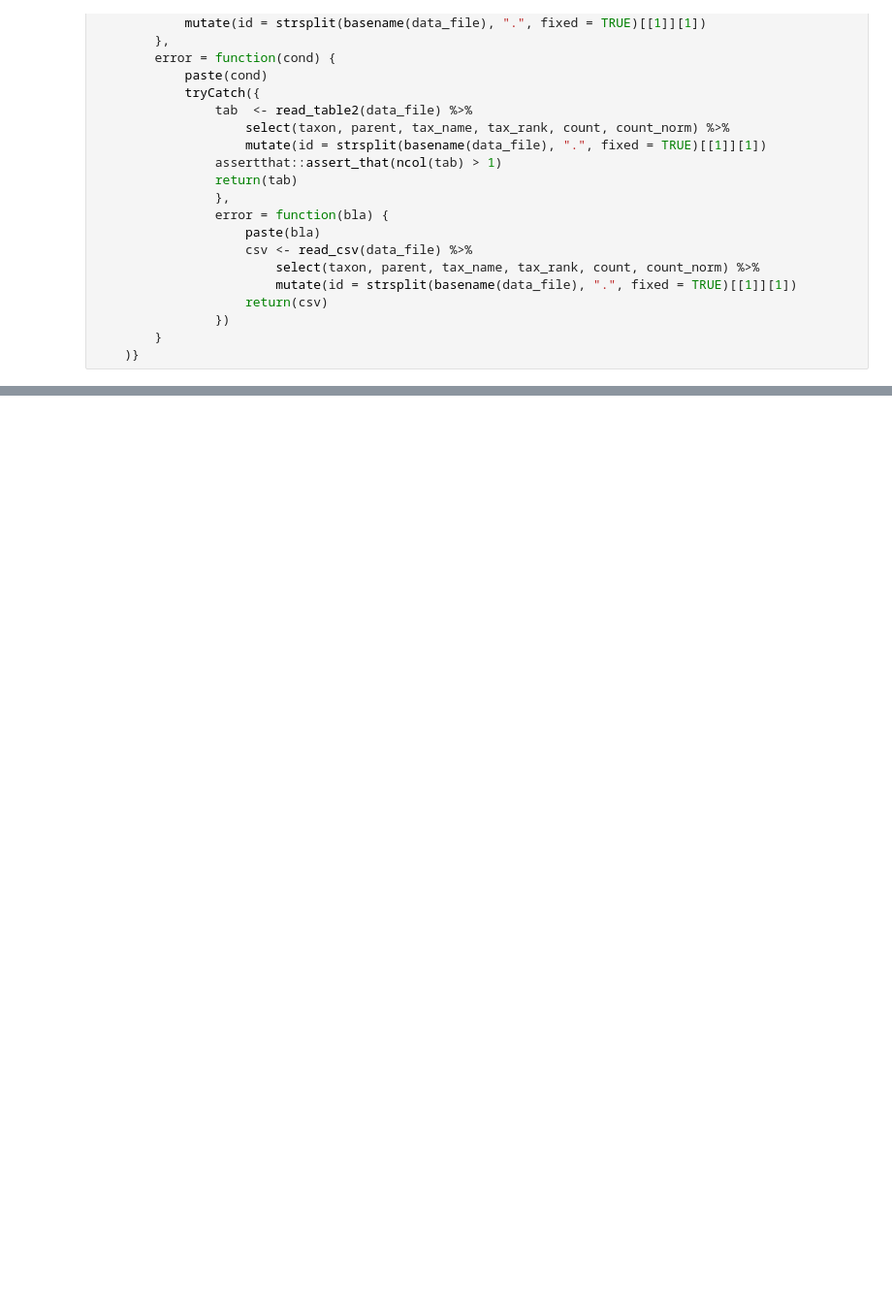
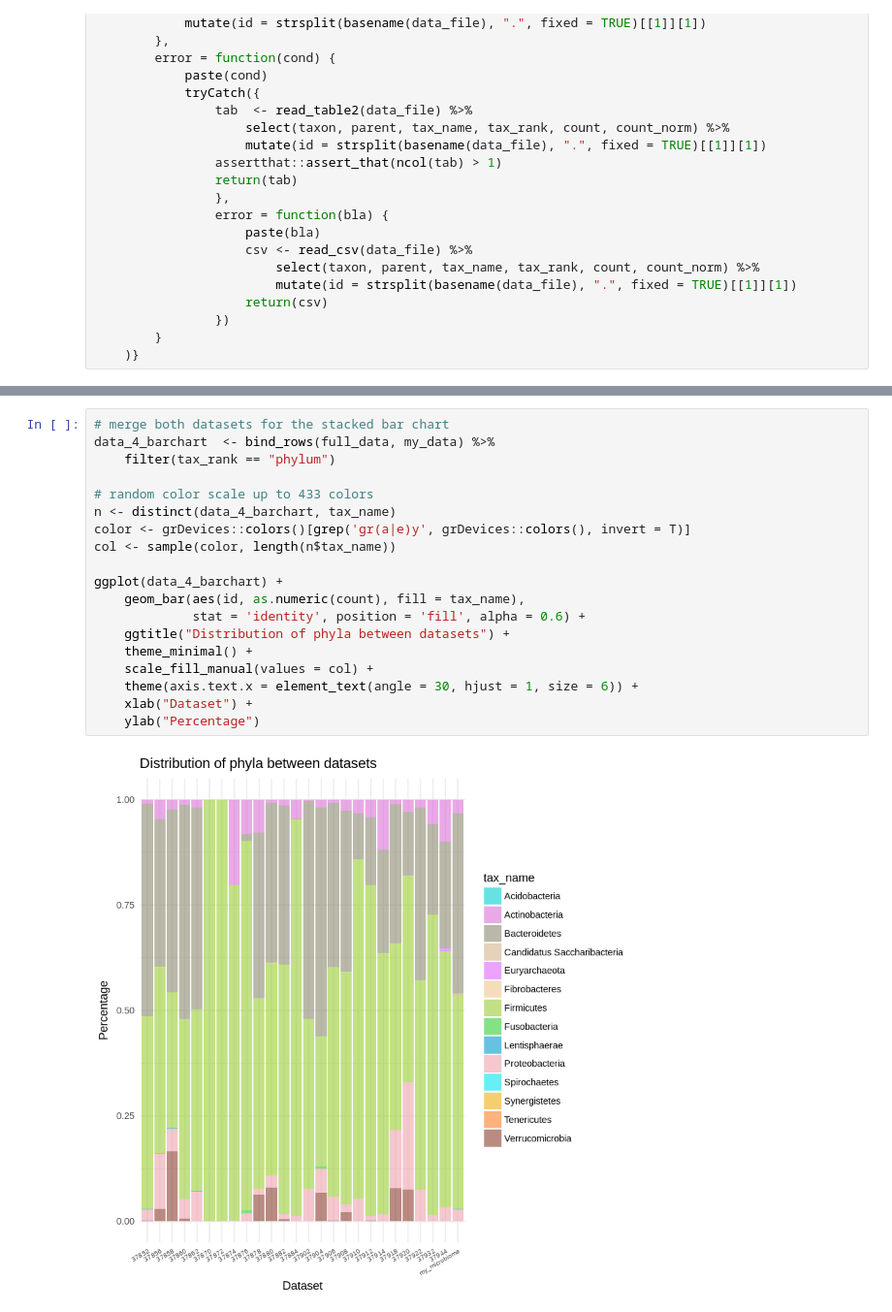
Before and after one commit to OpenHumans/ohjh-example-notebooks, a Jupyter notebook: ubiome.ipynb, the cells around one changed output, grey strips where cells are left out. Shown at 97% size. Drawn from its saved outputs; the diff is of its cells as text; blank space fills up the shorter version.

```diff
--- a/ubiome.ipynb
+++ b/ubiome.ipynb
@@ -133,0 +183,21 @@ ggplot(phyla) +
+# %%
+# merge both datasets for the stacked bar chart
+data_4_barchart  <- bind_rows(full_data, my_data) %>%
+    filter(tax_rank == "phylum")
+
+# random color scale up to 433 colors
+n <- distinct(data_4_barchart, tax_name)
+color <- grDevices::colors()[grep('gr(a|e)y', grDevices::colors(), invert = T)]
+col <- sample(color, length(n$tax_name))
+
+ggplot(data_4_barchart) +
+    geom_bar(aes(id, as.numeric(count), fill = tax_name),
+             stat = 'identity', position = 'fill', alpha = 0.6) +
+    ggtitle("Distribution of phyla between datasets") +
+    theme_minimal() +
+    scale_fill_manual(values = col) +
+    theme(axis.text.x = element_text(angle = 30, hjust = 1, size = 6)) +
+    xlab("Dataset") +
+    ylab("Percentage")
+# %% [output]
+[figure, added]
```
Also changed, not shown: parts of 20 cells of this notebook.
